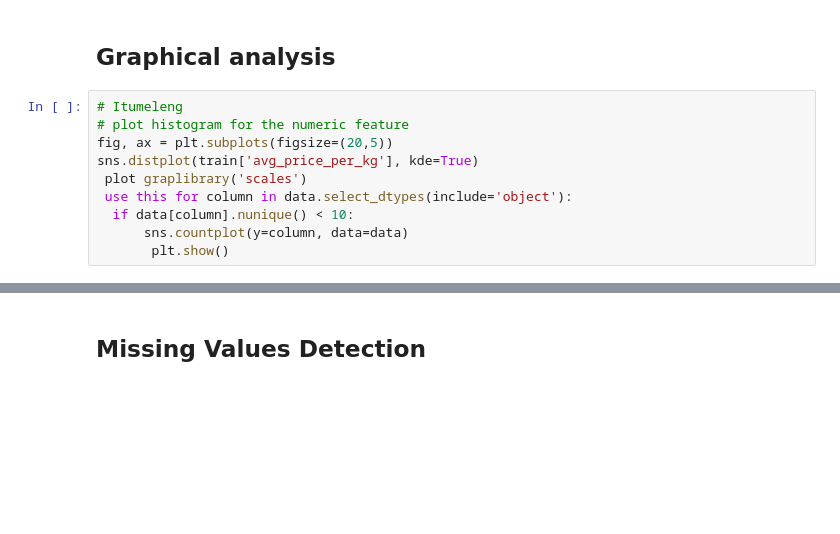
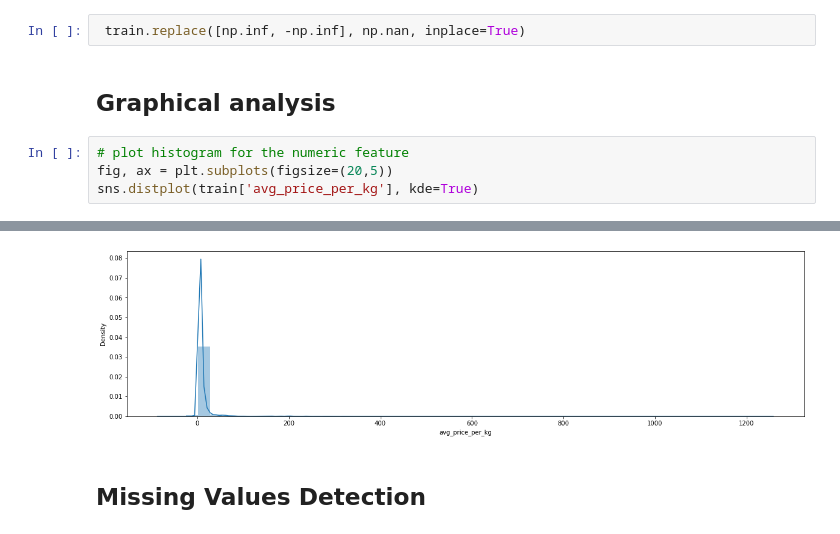
Before and after one commit to onkarabiletshele/-Regression_AM6_DSFT, a Jupyter notebook: Notebooks/EDSA-Apple-Price-Challenge-EDA.ipynb, the cells around one changed output, grey strips where cells are left out. Saved outputs shown, nothing was run; the diff lists cells and outputs as text; blank space fills up the shorter version.

```diff
--- a/Notebooks/EDSA-Apple-Price-Challenge-EDA.ipynb
+++ b/Notebooks/EDSA-Apple-Price-Challenge-EDA.ipynb
@@ -45,13 +81,9 @@ train.head()
+# %%
+ train.replace([np.inf, -np.inf], np.nan, inplace=True)
 # %% [markdown]
 ## Graphical analysis
 # %%
-# Itumeleng
 # plot histogram for the numeric feature
 fig, ax = plt.subplots(figsize=(20,5))
 sns.distplot(train['avg_price_per_kg'], kde=True)
- plot graplibrary('scales')
- use this for column in data.select_dtypes(include='object'):
-  if data[column].nunique() < 10:
-      sns.countplot(y=column, data=data)
-       plt.show()
 # %% [output]
@@ -59,3 +91,4 @@ IndentationError: unexpected indent (<ipython-input-25-0c6162451f68>, line 5)
+[figure, added]
 # %% [markdown]
 ## Missing Values Detection
 # %%
```
Also changed, not shown: parts of 8 cells of this notebook.
